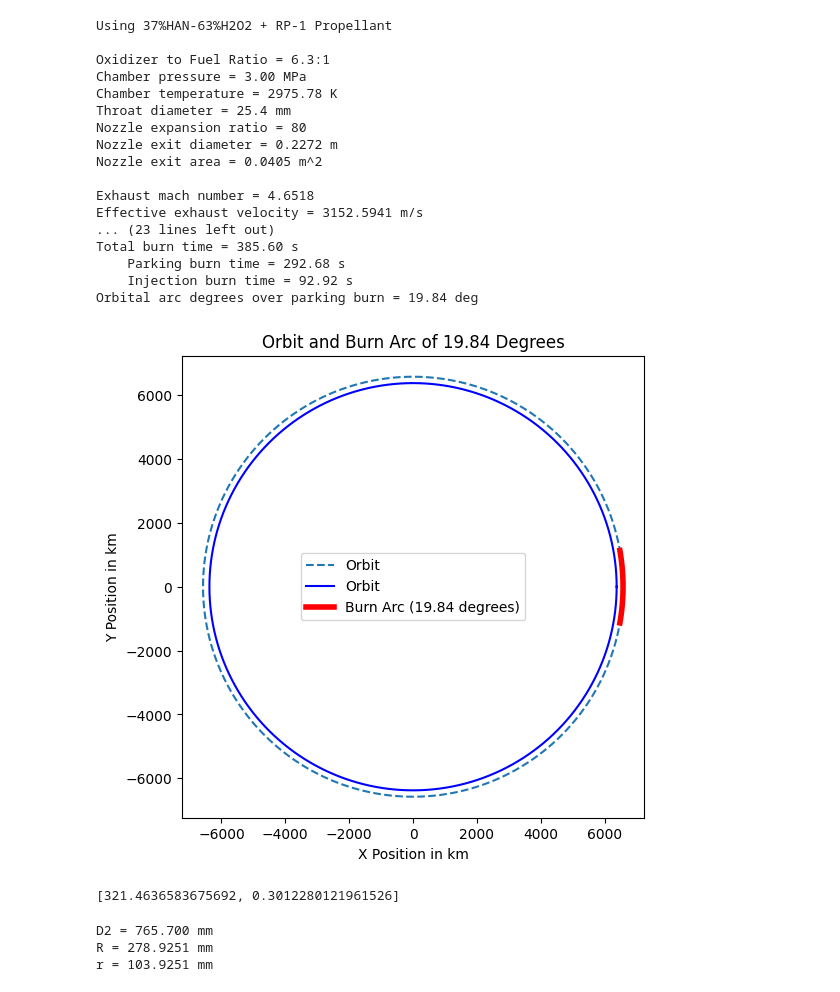
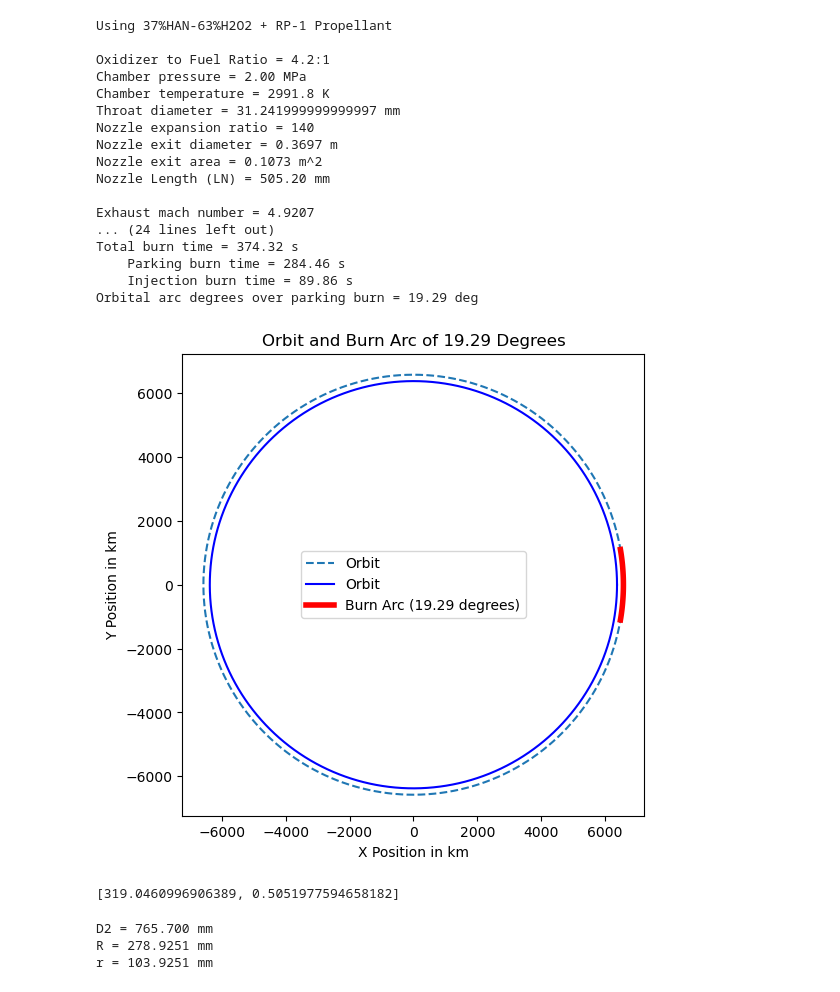
Before and after one commit to krainrpmt/Senior-Project-Electric-Turbopump, a Jupyter notebook: Pump Specification Calculator.ipynb, the cells around one changed output. Drawn from its saved outputs; the diff is of its cells as text; code cells hidden in the pictures.

Commit message:
Updated JANUS Compound 15

```diff
--- a/Pump Specification Calculator.ipynb
+++ b/Pump Specification Calculator.ipynb
@@ -5,7 +5,7 @@ import scipy as scip
 import matplotlib.pyplot as plt
 import math as math
 # %%
-def rocket_performance(Name, Pc, dt, Tc, gamma_comb, gamma_exit, R_comb, R_exit, OF, Pa, g0, mass_dry, nozzle_expansion_ratio, density_ox, density_fuel, h1, h2, disp):
+def rocket_performance(Name, Pc, dt, Tc, gamma_comb, gamma_exit, R_comb, R_exit, OF, Pa, g0, mass_dry, nozzle_expansion_ratio, density_ox, density_fuel, h1, h2, L_star, disp):
     # Derived values
     At = math.pi/4*dt**2
     dt2 = math.sqrt(4 / math.pi * nozzle_expansion_ratio * At)  # Nozzle exit diameter
@@ -90,6 +90,9 @@ def rocket_performance(Name, Pc, dt, Tc, gamma_comb, gamma_exit, R_comb, R_exit,
     #Nozzle Length for 100% Bell Nozzle
     LN_cone = 0.8*(math.sqrt(nozzle_expansion_ratio)-1)*dt/2/math.tan(math.radians(15))
 
+    #Bell Nozzle Length based on 15 deg Conical Nozzle
+    #Lc = L_star*(dt/dc)**2
+    #contraction_ratio = (dc/dt)**2
 
     def plot_orbit_and_burn_arc(orbit_radius, arc_degrees):
         """
@@ -143,6 +146,7 @@ def rocket_performance(Name, Pc, dt, Tc, gamma_comb, gamma_exit, R_comb, R_exit,
         print(f"Nozzle expansion ratio = {nozzle_expansion_ratio}")
         print(f"Nozzle exit diameter = {dt2:.4f} m")
         print(f"Nozzle exit area = {Ae:.4f} m^2")
+        print(f"Nozzle Length (LN) = {LN_cone*1000:.2f} mm")
 
         print(f"\nExhaust mach number = {Me:.4f}")
         print(f"Effective exhaust velocity = {ve:.4f} m/s")
@@ -176,9 +180,8 @@ def rocket_performance(Name, Pc, dt, Tc, gamma_comb, gamma_exit, R_comb, R_exit,
 
         plot_orbit_and_burn_arc(r1/1000, arc_degrees)
 
-    nozzle_length = 0.8*((math.sqrt(nozzle_expansion_ratio)-1)*dt/2/math.tan(math.degrees(15)))
-    Lc = L_star*dt**2/(dc**2)
-    contraction_ratio = (dc/dt)**2
+
+
     return [ISP, LN_cone]
 '''
 
@@ -209,50 +212,54 @@ plt.plot(list(np.array(expans_ratio)/max(np.array(expans_ratio))),list(np.array(
 plt.plot(list(np.array(expans_ratio)/max(np.array(expans_ratio))),list(np.array(LN)/max(np.array(LN))), label='length')
 plt.plot(list(np.array(expans_ratio)/max(np.array(expans_ratio))),list(np.array(Isp_plot)/np.array(LN)/max(np.array(Isp_plot)/np.array(LN))), label='Isp/Length')
 '''
 '''
 plt.plot(list(np.array(expans_ratio)),list(np.array(Isp_plot)), label='Isp')
 plt.plot(list(np.array(expans_ratio)),list(np.array(LN)*100), label='length')
 #plt.plot(list(np.array(expans_ratio)),list(np.array(Isp_plot)/np.array(LN)), label='Isp/Length')
 
 print(f"Max Isp = {max(np.array(Isp_plot))} s")
 plt.legend()
 
 plt.xlim(0,1)
 plt.ylim(0,1)
 plt.xticks(np.linspace(0, 1.0, num=11))
 plt.yticks(np.linspace(0, 1.0, num=11))
 
 
 #plt.xlim(20,2000)
 #plt.xticks(np.linspace(0, 1.0, num=11))
 plt.yticks(np.linspace(0, 350, num=21))
 plt.grid(True)
 '''
 #CEA-Run
-rocket_performance(Name = '37%HAN-63%H2O2 + RP-1 Propellant', Pc=30e5, dt=0.0254*1, Tc=2975.78, gamma_comb=1.1371, gamma_exit=1.2420, R_comb=8.3144598/21.468e-3, R_exit=8.3144598/21.930e-3, OF=6.3, Pa=0, g0=9.807, mass_dry=140, nozzle_expansion_ratio=80, density_ox=1550, density_fuel=800, h1=200e3, h2=35786e3, disp=True)
+#rocket_performance(Name = '37%HAN-63%H2O2 + RP-1 Propellant', Pc=30e5, dt=0.0254*1, Tc=2975.78, gamma_comb=1.1371, gamma_exit=1.2420, R_comb=8.3144598/21.468e-3, R_exit=8.3144598/21.930e-3, OF=6.3, Pa=0, g0=9.807, mass_dry=140, nozzle_expansion_ratio=80, density_ox=1550, density_fuel=800, h1=200e3, h2=35786e3, L_star=1.0, disp=True)
+
+#CEA-Run Hybrid Engine JANUS Compound 15 + HAN+H2O2
+rocket_performance(Name = '37%HAN-63%H2O2 + RP-1 Propellant', Pc=20e5, dt=0.0254*1.23, Tc=2991.8, gamma_comb=1.1266, gamma_exit=1.2252, R_comb=8.3144598/23.276e-3, R_exit=8.3144598/24.086e-3, OF=4.2, Pa=0, g0=9.807, mass_dry=140, nozzle_expansion_ratio=140, density_ox=1550, density_fuel=1522, h1=200e3, h2=35786e3, L_star=1.0, disp=True)
+
 
 #RPA-Run
 #rocket_performance(Name = '37%HAN-63%H2O2 + RP-1 Propellant', Pc=30e5, dt=0.02565*1, Tc=2821.9317, gamma_comb=1.1467, gamma_exit=1.2524, R_comb=8.3144598/22.3014e-3, R_exit=8.3144598/22.6760e-3, OF=7.1, Pa=0, g0=9.807, mass_dry=140, nozzle_expansion_ratio=125, density_ox=1550, density_fuel=800, h1=200e3, h2=35786e3, disp=True)
 # %% [output]
 Using 37%HAN-63%H2O2 + RP-1 Propellant
 
-Oxidizer to Fuel Ratio = 6.3:1
-Chamber pressure = 3.00 MPa
-Chamber temperature = 2975.78 K
-Throat diameter = 25.4 mm
-Nozzle expansion ratio = 80
-Nozzle exit diameter = 0.2272 m
-Nozzle exit area = 0.0405 m^2
+Oxidizer to Fuel Ratio = 4.2:1
+Chamber pressure = 2.00 MPa
+Chamber temperature = 2991.8 K
+Throat diameter = 31.241999999999997 mm
+Nozzle expansion ratio = 140
+Nozzle exit diameter = 0.3697 m
+Nozzle exit area = 0.1073 m^2
+Nozzle Length (LN) = 505.20 mm
 
-Exhaust mach number = 4.6518
-Effective exhaust velocity = 3152.5941 m/s
-... (23 lines left out)
-Total burn time = 385.60 s
-    Parking burn time = 292.68 s
-    Injection burn time = 92.92 s
-Orbital arc degrees over parking burn = 19.84 deg
+Exhaust mach number = 4.9207
+... (24 lines left out)
+Total burn time = 374.32 s
+    Parking burn time = 284.46 s
+    Injection burn time = 89.86 s
+Orbital arc degrees over parking burn = 19.29 deg
-[figure, old version]
+[figure, new version]
-[321.4636583675692, 0.3012280121961526]
+[319.0460996906389, 0.5051977594658182]
 # %%
 def equation(D2, V, D1):
     return V-math.pi*(((D1+D2)/4)-D1/2)**2*2*math.pi*((D1+D2)/4)
```
